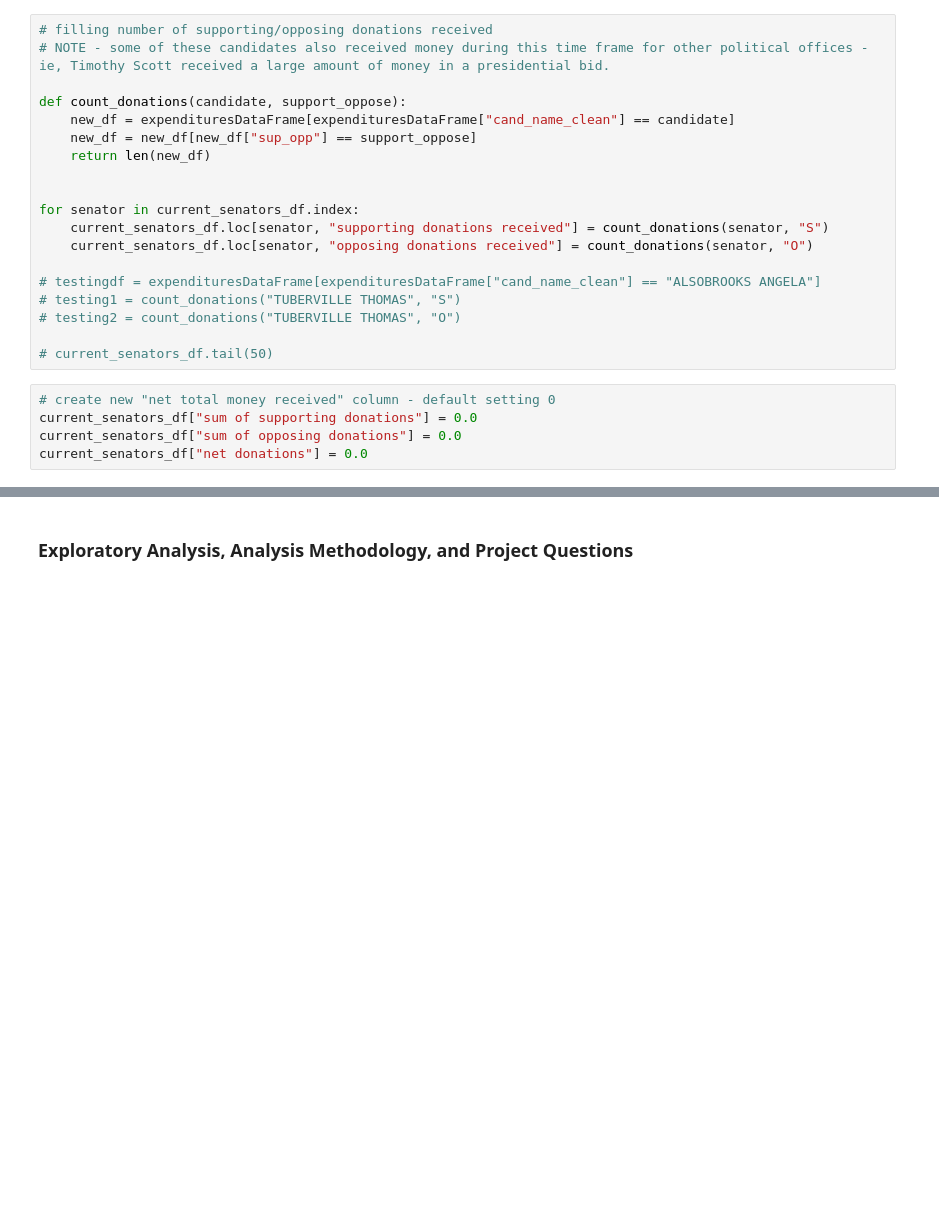
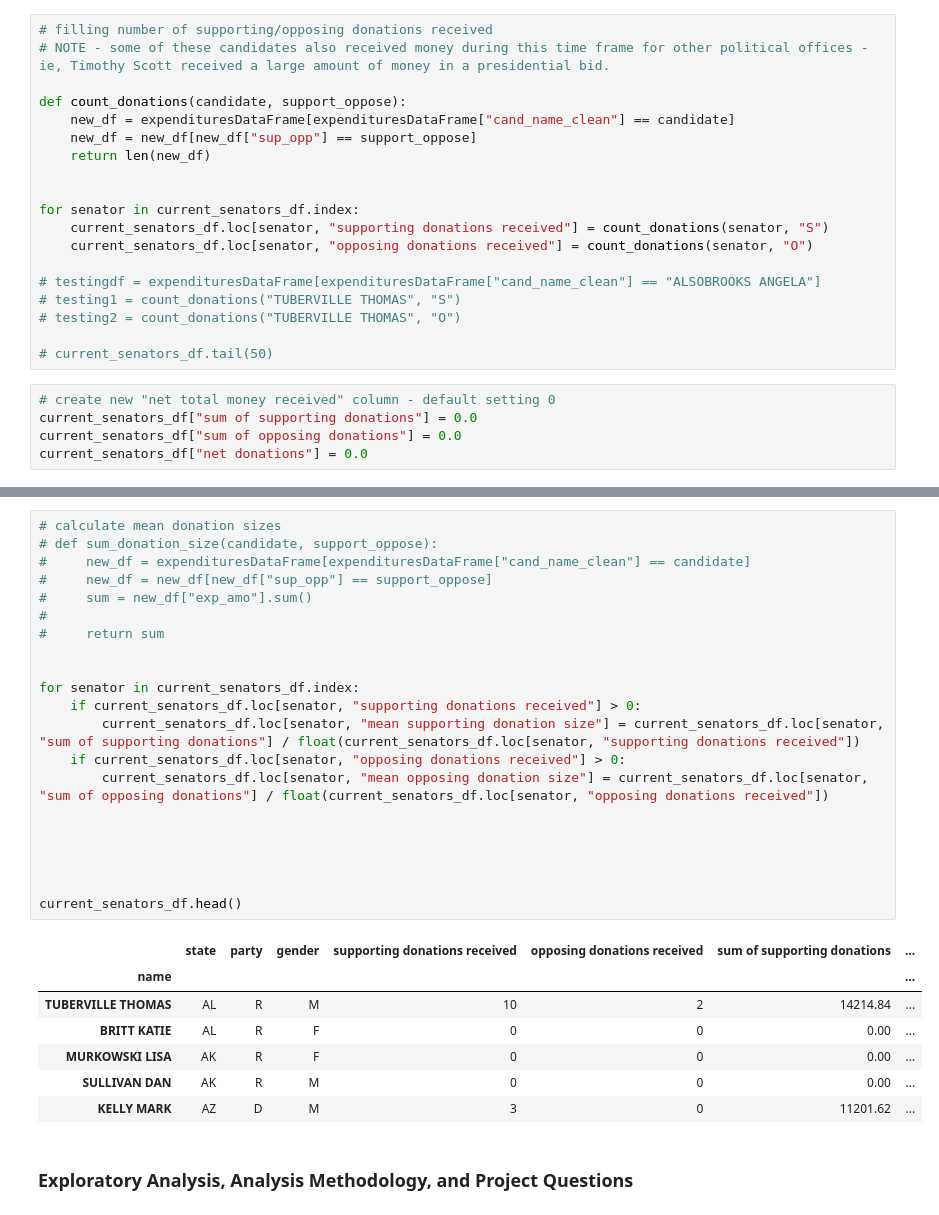
Before and after one commit to magicdracon/Data-Science-Final-Project, a Jupyter notebook: main.ipynb, the cells around one changed output, grey strips where cells are left out. Cells and saved outputs as stored; diff of their text form; blank space fills up the shorter version.

```diff
--- a/main.ipynb
+++ b/main.ipynb
@@ -433,3 +425,32 @@ for senator in current_senators_df.index:
+# %%
+# calculate mean donation sizes
+# def sum_donation_size(candidate, support_oppose):
+#     new_df = expendituresDataFrame[expendituresDataFrame["cand_name_clean"] == candidate]
+#     new_df = new_df[new_df["sup_opp"] == support_oppose]
+#     sum = new_df["exp_amo"].sum()
+#
+#     return sum
+
+
+for senator in current_senators_df.index:
+    if current_senators_df.loc[senator, "supporting donations received"] > 0:
+        current_senators_df.loc[senator, "mean supporting donation size"] = current_senators_df.loc[senator, "sum of supporting donations"] / float(current_senators_df.loc[senator, "supporting donations received"])
+    if current_senators_df.loc[senator, "opposing donations received"] > 0:
+        current_senators_df.loc[senator, "mean opposing donation size"] = current_senators_df.loc[senator, "sum of opposing donations"] / float(current_senators_df.loc[senator, "opposing donations received"])
+
+
+
+
+
+current_senators_df.head()
+# %% [output]
+|  | state | party | gender | supporting donations received | opposing donations received | sum of supporting donations | ... |
+| name |  |  |  |  |  |  | ... |
+| TUBERVILLE THOMAS | AL | R | M | 10 | 2 | 14214.84 | ... |
+| BRITT KATIE | AL | R | F | 0 | 0 | 0.00 | ... |
+| MURKOWSKI LISA | AK | R | F | 0 | 0 | 0.00 | ... |
+| SULLIVAN DAN | AK | R | M | 0 | 0 | 0.00 | ... |
+| KELLY MARK | AZ | D | M | 3 | 0 | 11201.62 | ... |
 # %% [markdown]
 ### Exploratory Analysis, Analysis Methodology, and Project Questions
 # %% [markdown]
```
Also changed, not shown: parts of 2 cells of this notebook.
